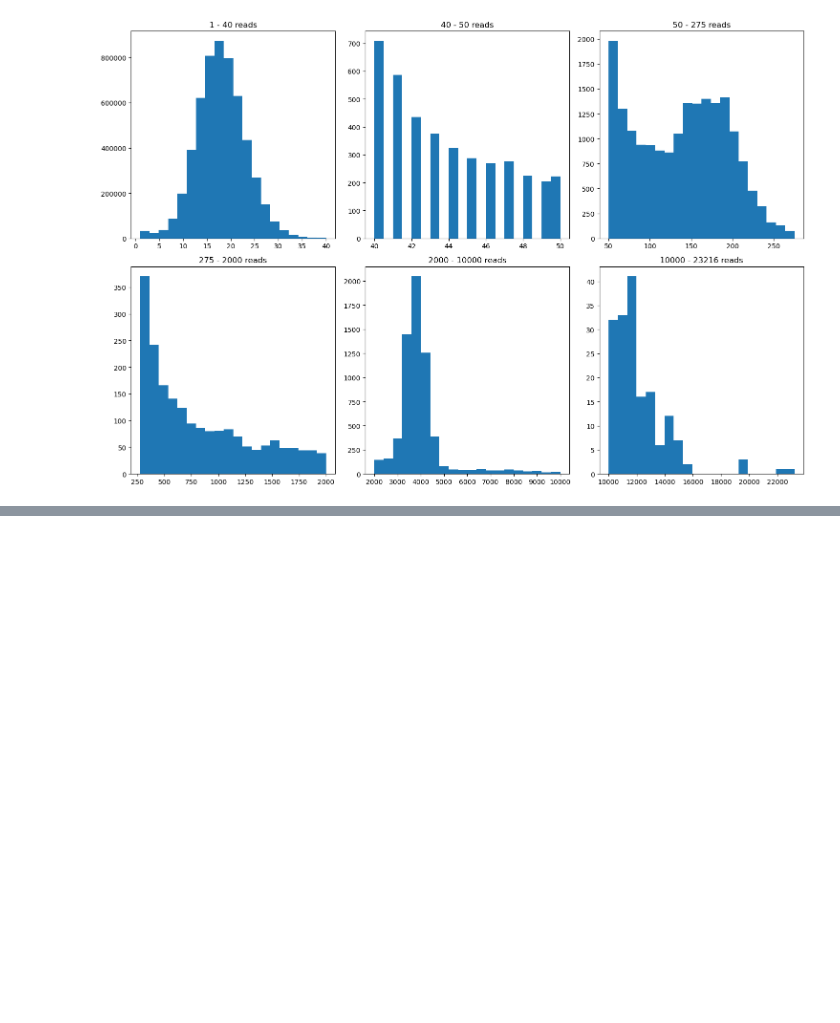
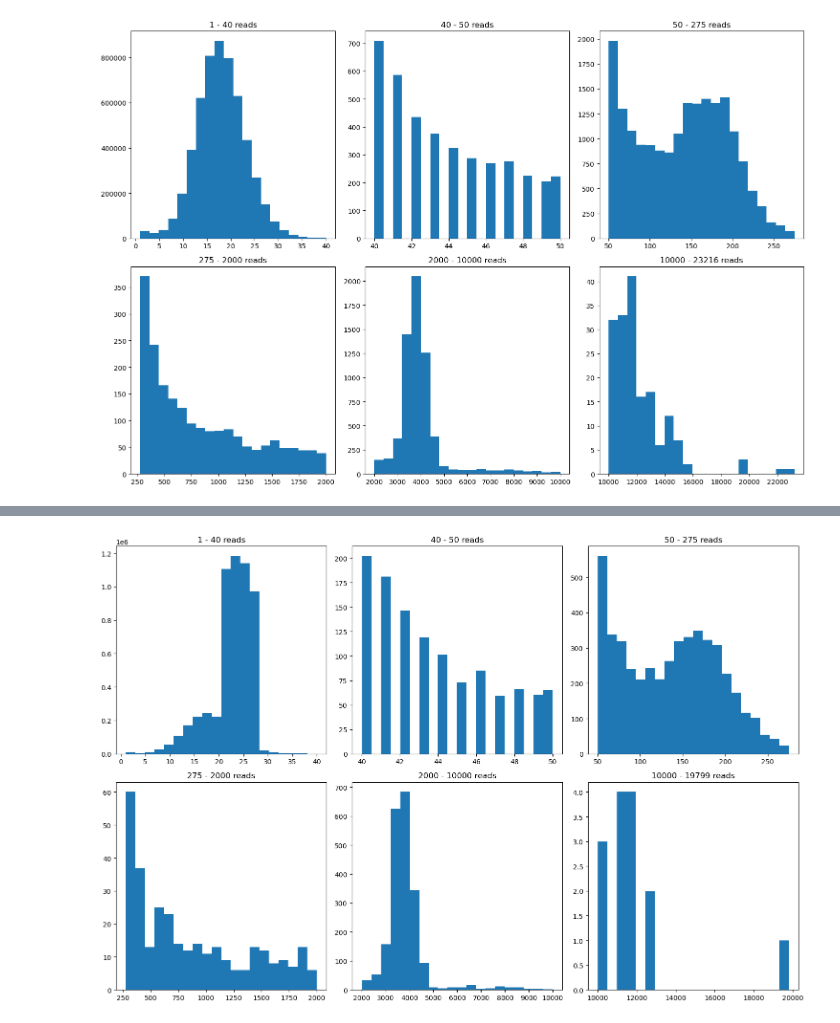
Before and after one commit to curtisjm/bioinformatics, a Jupyter notebook: data-simulation/graphing/depth_histogram.ipynb, the cells around one changed output, grey strips where cells are left out. Drawn from its saved outputs; the diff is of its cells as text; code cells hidden in the pictures; blank space fills up the shorter version.

```diff
--- a/data-simulation/graphing/depth_histogram.ipynb
+++ b/data-simulation/graphing/depth_histogram.ipynb
@@ -12,5 +14,5 @@ sample_bed_data = pd.read_csv(SAMPLE_BED_FILE, sep='\t', names=col_labels, heade
 # %%
-def plot_hist(bed_data):
+def plot_multi_hist(bed_data):
     read_counts = bed_data["uc"] + bed_data["mc"]
     x_min = read_counts.min()
     x_max = read_counts.max()
@@ -52,0 +66,4 @@ ValueError: max must be larger than min in range parameter.
+# %%
+plot_multi_hist(fpos_bed_data)
+# %% [output]
+[figure, added]
```
Also changed, not shown: parts of 5 cells of this notebook, 11 other files.
